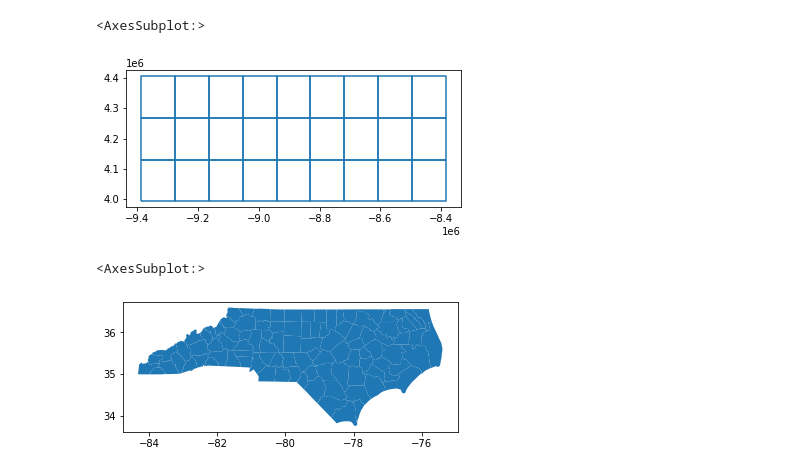
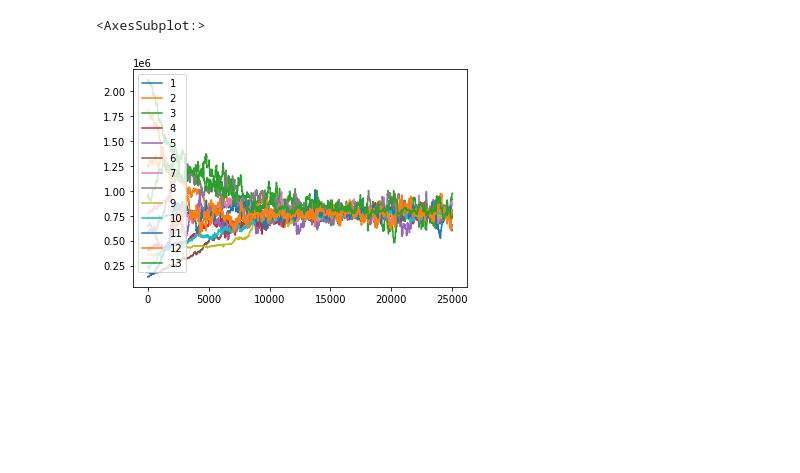
Before and after one commit to KitchenTable99/gerrymandering, a Jupyter notebook: debugging.ipynb, the cells around one changed output. Cells and saved outputs as stored; diff of their text form; code cells hidden in the pictures; blank space fills up the shorter version.

```diff
--- a/debugging.ipynb
+++ b/debugging.ipynb
@@ -189,5 +0,0 @@ population_map.plot(column='population')
-# %%
-population_map.boundary.plot()
-# %% [output]
-<AxesSubplot:>
-[figure, removed]
@@ -194,5 +11,7 @@ population_map.boundary.plot()
+# %%
+df = pd.read_csv('pop.csv')
 # %%
-nc_pop.plot()
+df.plot()
 # %% [output]
 <AxesSubplot:>
-[figure, old version]
+[figure, new version]
```
Also changed, not shown: parts of 22 cells of this notebook.
